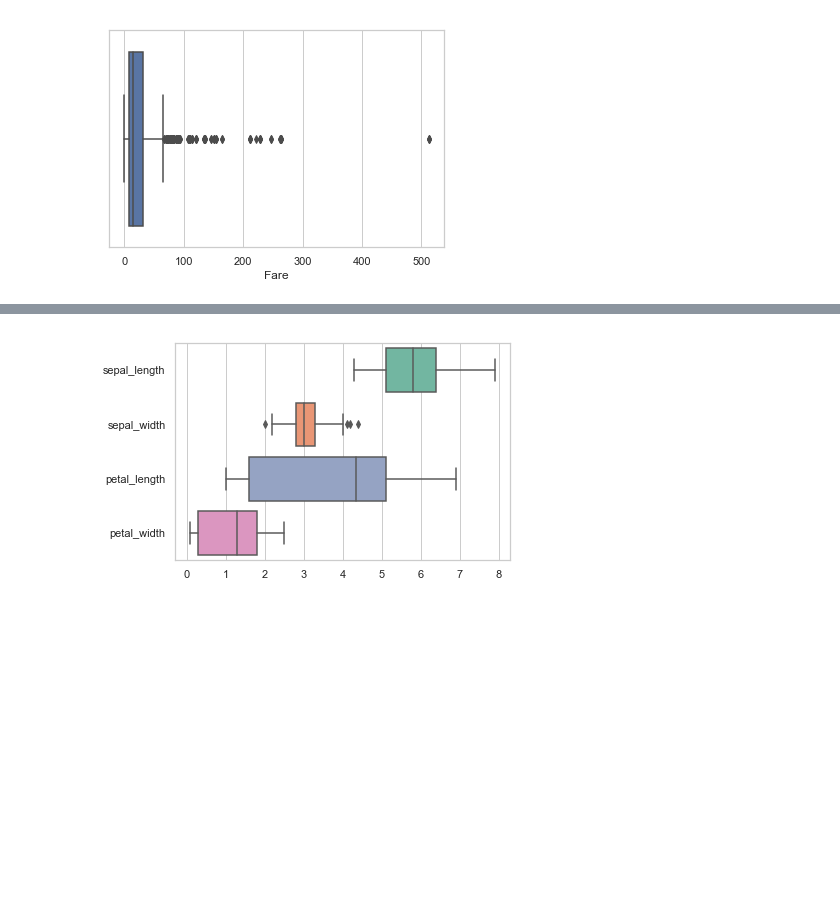
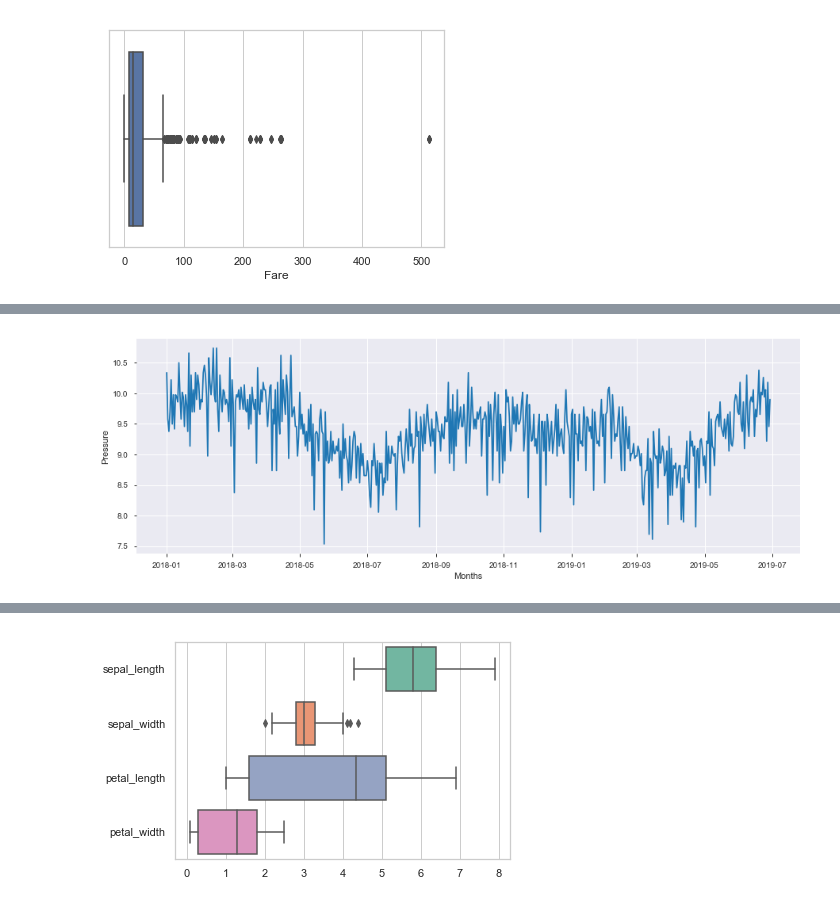
Before and after one commit to amaan2810/Cheat_sheet, a Jupyter notebook: Cheat_sheet.ipynb, the cells around one changed output, grey strips where cells are left out. Saved outputs shown, nothing was run; the diff lists cells and outputs as text; code cells hidden in the pictures; blank space fills up the shorter version.

```diff
--- a/Cheat_sheet.ipynb
+++ b/Cheat_sheet.ipynb
@@ -250,0 +365,4 @@ iris=pd.read_csv('D:/IMS Proschool/Business Analytics/Practice/IRIS.csv')
+# %%
+#create month and year
+pressure_data = pressure_data[['Month','Year','MAIN_FILTER_IN_PRESSURE']]
+pressure_data.head()
@@ -250,0 +376,4 @@ iris=pd.read_csv('D:/IMS Proschool/Business Analytics/Practice/IRIS.csv')
+# %%
+#rename columns for better use
+pressure_data.columns = ['Month','Year','Pressure']
+pressure_data.head()
@@ -250,0 +387,4 @@ iris=pd.read_csv('D:/IMS Proschool/Business Analytics/Practice/IRIS.csv')
+# %%
+#set index as dates
+pressure_data.set_index(dates, inplace=True)
+pressure_data.head()
@@ -250,0 +398,4 @@ iris=pd.read_csv('D:/IMS Proschool/Business Analytics/Practice/IRIS.csv')
+# %%
+#extract the time series
+pressure = pressure_data[['Pressure']]
+pressure.head()
@@ -250,0 +409,9 @@ iris=pd.read_csv('D:/IMS Proschool/Business Analytics/Practice/IRIS.csv')
+# %%
+#plot the time series
+plt.figure(figsize=(15,5))
+plt.plot(pressure)
+plt.xlabel('Months')
+plt.ylabel('Pressure')
+plt.show()
+# %% [output]
+[figure, added]
```
Also changed, not shown: parts of 43 cells of this notebook.
